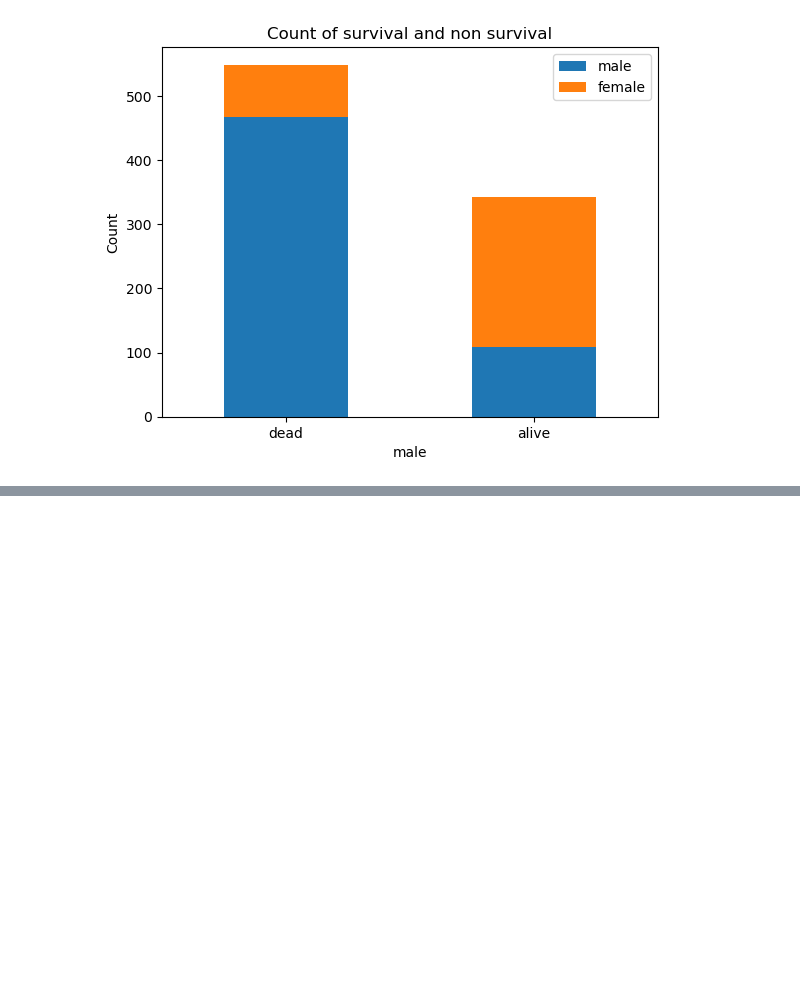
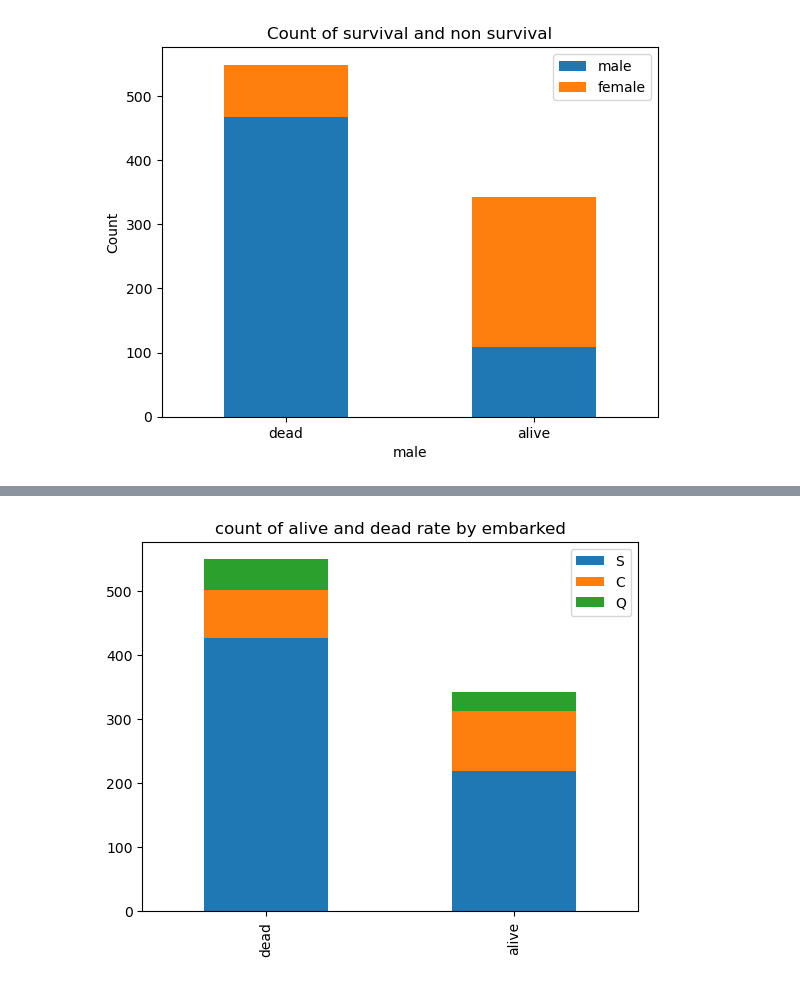
Before and after one commit to Chiomaruth/Machine-learning-project-using-Titanic-Dataset, a Jupyter notebook: Untitled.ipynb, the cells around one changed output, grey strips where cells are left out. Drawn from its saved outputs; the diff is of its cells as text; code cells hidden in the pictures; blank space fills up the shorter version.

```diff
--- a/Untitled.ipynb
+++ b/Untitled.ipynb
@@ -296,0 +353,11 @@ plt.show()
+# %%
+def stackedbar(feature):
+    dead =train_df[train_df["Survived"]==0][feature].value_counts()
+    alive = train_df[train_df["Survived"]==1][feature].value_counts()
+    d = pd.DataFrame([dead,alive],index=["dead","alive"])
+    d.plot(kind="bar",stacked = True)
+    plt.title("count of alive and dead rate by embarked")
+# %%
+stackedbar("Embarked")
+# %% [output]
+[figure, added]
```
Also changed, not shown: parts of 17 cells of this notebook.
